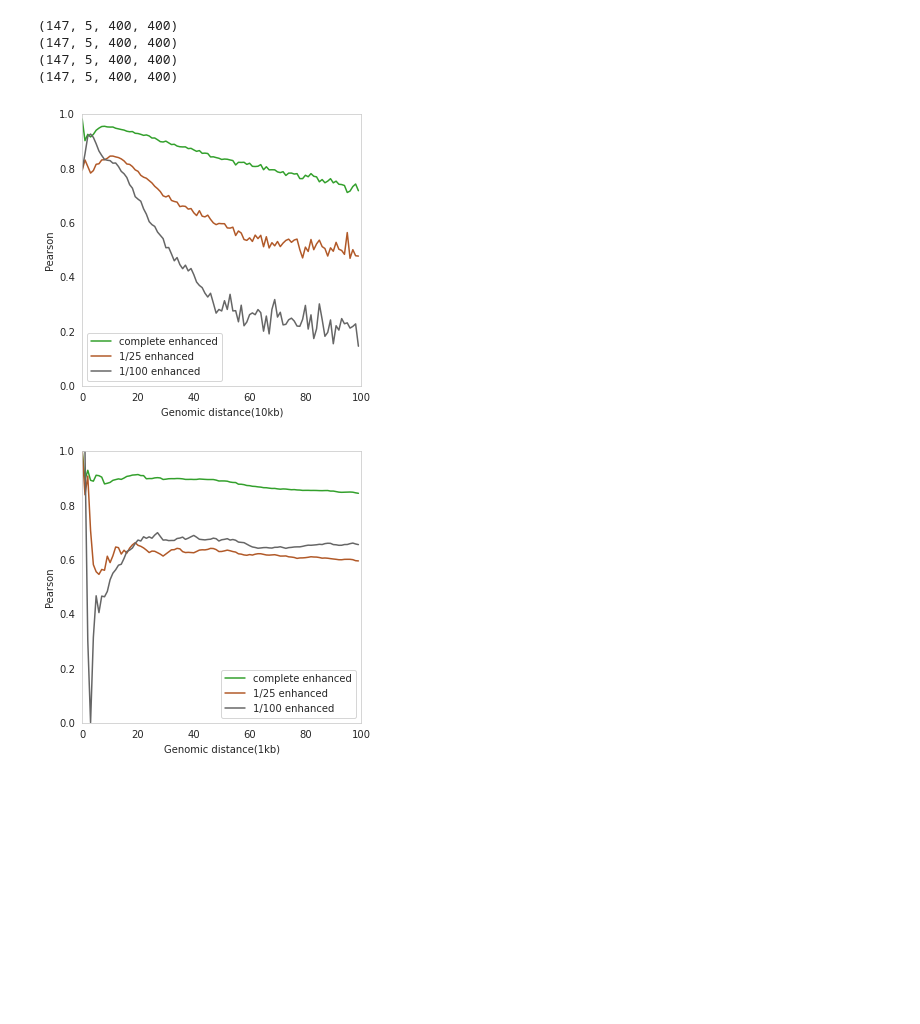
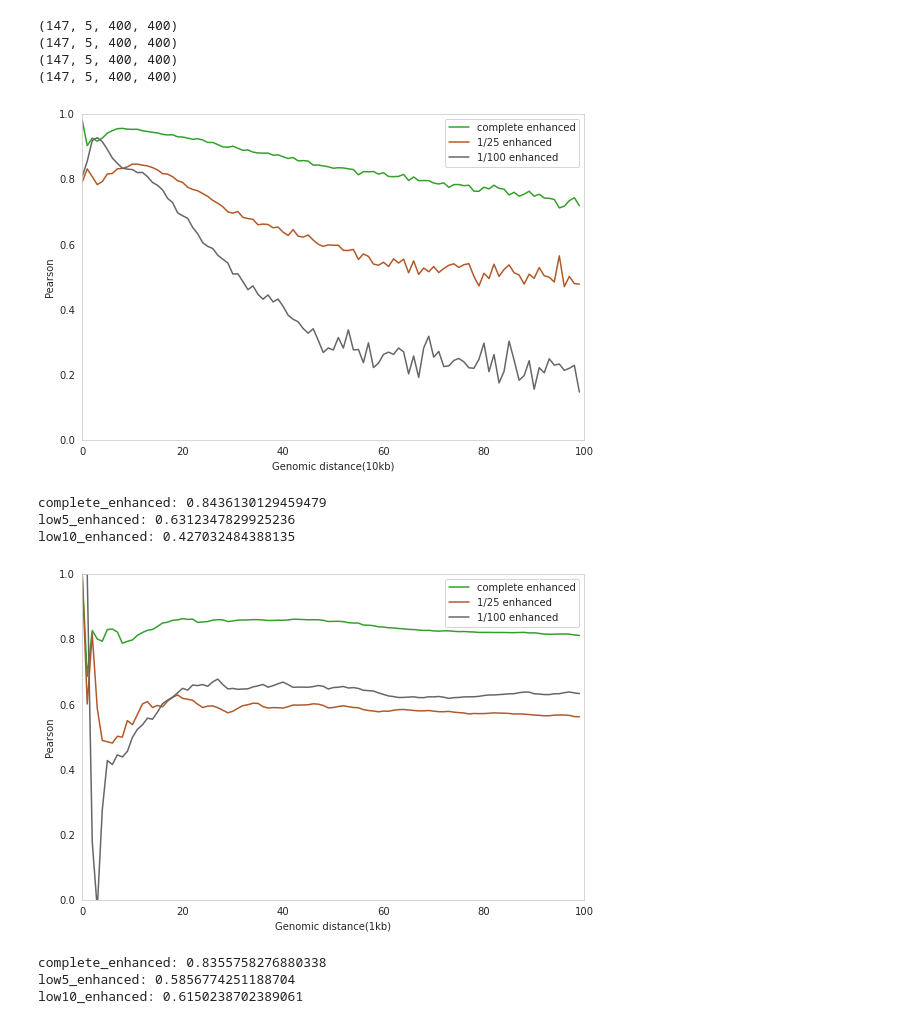
Before and after one commit to MICL-biolab/MINE, a Jupyter notebook: analyse/completion_effect.ipynb, the cells around one changed output. Cells and saved outputs as stored; diff of their text form; code cells hidden in the pictures; blank space fills up the shorter version.

```diff
--- a/analyse/completion_effect.ipynb
+++ b/analyse/completion_effect.ipynb
@@ -74,35 +74,42 @@ dic_norm = {}
 length = 100 # 1mb
 for i in range(length):
     dic_norm[i]=[[], [], [], []]
 for i in range(len(distance_all)):
     for j in range(-length+1, length, 1):
         dis = distance_all[i][0] - j
         for k in range(len(matrixs)):
             dic_norm[abs(dis)][k]+=down_matrixs[k].diagonal(offset=j).tolist()
 
 complete_enhanced_y, low5_enhanced_y, low10_enhanced_y = [], [], []
 for i in range(length):
     complete_enhanced_y.append(scipy.stats.pearsonr(dic_norm[i][0], dic_norm[i][1])[0])
     low5_enhanced_y.append(scipy.stats.pearsonr(dic_norm[i][0], dic_norm[i][2])[0])
     low10_enhanced_y.append(scipy.stats.pearsonr(dic_norm[i][0], dic_norm[i][3])[0])
 
 import seaborn as sns
 sns.set_style("whitegrid")
-fig, axes = plt.subplots(nrows=1, ncols=1, figsize=(5, 5), sharey=True)
+fig, axes = plt.subplots(nrows=1, ncols=1, figsize=(9, 6), sharey=True)
 axes.grid(False)
 axes.plot(list(range(length)), complete_enhanced_y, color=(51/255, 160/255, 44/255), label='complete enhanced')
 axes.plot(list(range(length)), low5_enhanced_y, color=(177/255, 89/255, 40/255), label='1/25 enhanced')
 axes.plot(list(range(length)), low10_enhanced_y, color=(102/255, 102/255, 102/255), label='1/100 enhanced')
 
 plt.ylim(0, 1)
 plt.xlabel('Genomic distance(10kb)')
 plt.ylabel('Pearson')
 plt.xlim(0, 100)
 plt.legend()
 plt.savefig('fig/fig5_10kb_PCC.pdf')
 plt.show()
+
+print("complete_enhanced: {}".format(np.mean(complete_enhanced_y)))
+print("low5_enhanced: {}".format(np.mean(low5_enhanced_y)))
+print("low10_enhanced: {}".format(np.mean(low10_enhanced_y)))
 # %% [output]
-[figure, old version]
+[figure, new version]
+complete_enhanced: 0.8436130129459479
+low5_enhanced: 0.6312347829925236
+low10_enhanced: 0.427032484388135
 # %%
 # fig5: 1kb PCC
 @nb.jit(nopython=True)
@@ -122,7 +129,7 @@ low10_enhanced_y = make_PCCscore(matrixs[0], matrixs[3], begin, radius)
 
 import seaborn as sns
 sns.set_style("whitegrid")
-fig, axes = plt.subplots(nrows=1, ncols=1, figsize=(5, 5), sharey=True)
+fig, axes = plt.subplots(nrows=1, ncols=1, figsize=(9, 6), sharey=True)
 axes.grid(False)
 axes.plot(list(range(radius)), complete_enhanced_y, color=(51/255, 160/255, 44/255), label='complete enhanced')
 axes.plot(list(range(radius)), low5_enhanced_y, color=(177/255, 89/255, 40/255), label='1/25 enhanced')
@@ -135,8 +142,15 @@ plt.xlim(0, radius)
 plt.legend()
 plt.savefig('fig/fig5_1kb_PCC.pdf')
 plt.show()
+
+print("complete_enhanced: {}".format(np.mean(complete_enhanced_y)))
+print("low5_enhanced: {}".format(np.mean(low5_enhanced_y)))
+print("low10_enhanced: {}".format(np.mean(low10_enhanced_y)))
 # %% [output]
-[figure, old version]
+[figure, new version]
+complete_enhanced: 0.8355758276880338
+low5_enhanced: 0.5856774251188704
+low10_enhanced: 0.6150238702389061
 # %%
 # fig5: 1kb ssim
 # @nb.jit(nopython=True)
```
Also changed, not shown: parts of 2 cells of this notebook, 43 other files.
